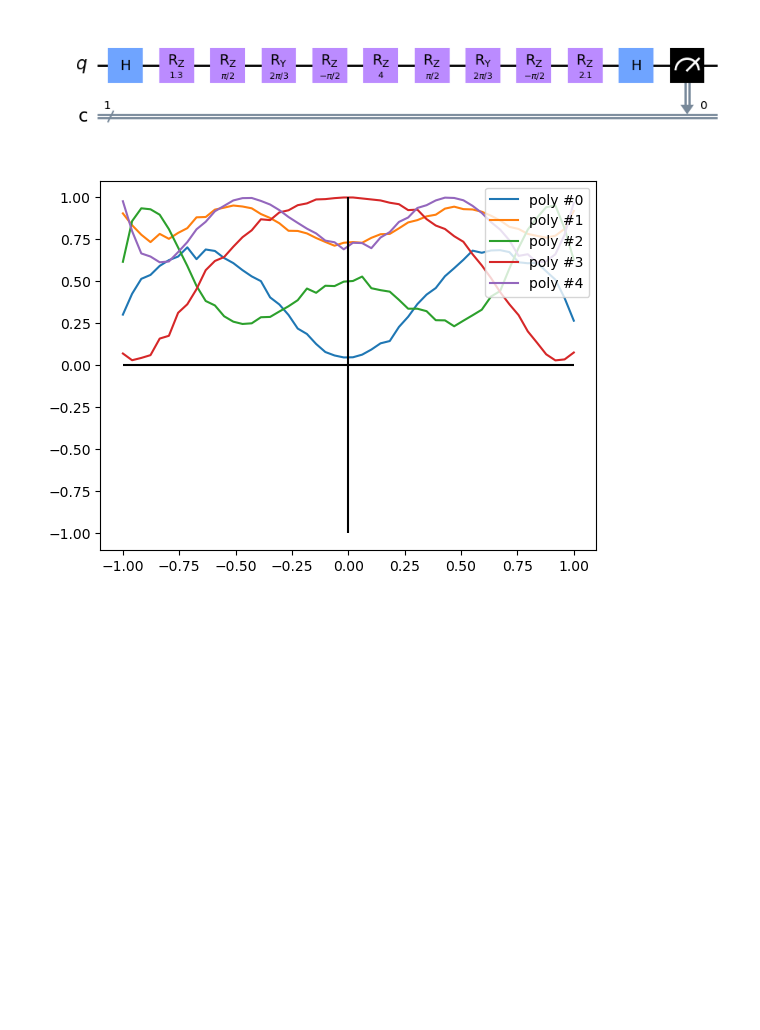
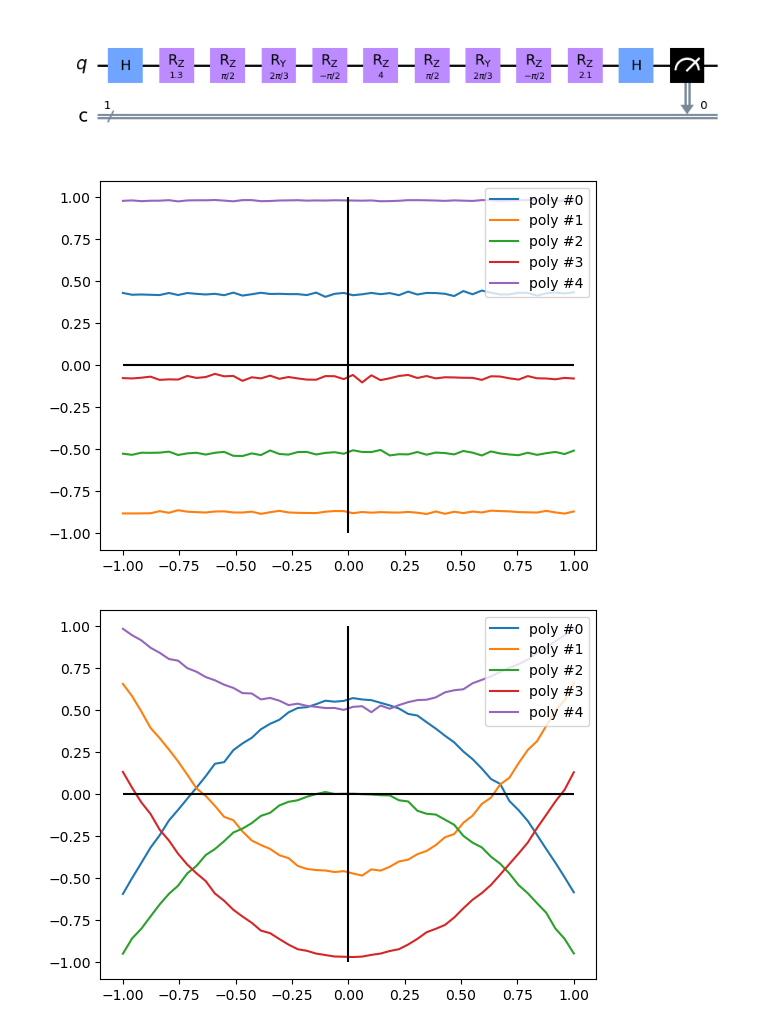
Before and after one commit to MiklosLaszlo/TFG, a Jupyter notebook: TFG_programacion/AjustarPolinomiosQiskit.ipynb, the cells around one changed output. Saved outputs shown, nothing was run; the diff lists cells and outputs as text; code cells hidden in the pictures; blank space fills up the shorter version.

```diff
--- a/TFG_programacion/AjustarPolinomiosQiskit.ipynb
+++ b/TFG_programacion/AjustarPolinomiosQiskit.ipynb
@@ -106,30 +106,32 @@ cirz.draw('mpl')
 # %%
 d=5
 nPolis=5
 backend_sim = Aer.get_backend('qasm_simulator')
 a_vals = np.linspace(-1, 1, 50)
 phi = np.linspace(-1,1,50)
 w_mats = a_vals
-shots=1024
+shots=10000
 np.random.seed(444422)
 
-for i in range(nPolis):
-    phi = np.random.rand(d+1) * 2 * math.pi
-    y_vals = []
-    for w in w_mats:
+for j in range(d+1):
+    for i in range(nPolis):
+        phi = np.random.rand(j+1) * 2 * math.pi
+        y_vals = []
+        for w in w_mats:
 
-        circ = QSP_circ_GateDecompose_Measurement(phi,w)
-        t_circ = transpile(circ, backend_sim)
-        a_circ = assemble(t_circ, shots=shots)
-        job = backend_sim.run(a_circ)
-        result = job.result().get_counts()
-        y_vals.append(result['0']/shots)
+            circ = QSP_circ_GateDecompose_Measurement(phi,w)
+            t_circ = transpile(circ, backend_sim)
+            a_circ = assemble(t_circ, shots=shots)
+            job = backend_sim.run(a_circ)
+            result = job.result().get_counts()
+            y_vals.append(2*(result['0']/shots) - 1)
 
-    plt.plot(a_vals, y_vals, label=f"poly #{i}")
+        plt.plot(a_vals, y_vals, label=f"poly #{i}")
 
-plt.vlines(0.0, -1.0, 1.0, color="black")
-plt.hlines(0.0, -1.0, 1.0, color="black")
-plt.legend(loc=1)
-plt.show()
+    plt.vlines(0.0, -1.0, 1.0, color="black")
+    plt.hlines(0.0, -1.0, 1.0, color="black")
+    plt.legend(loc=1)
+    plt.show()
 # %% [output]
-[figure, old version]
+[figure, new version]
+[figure, added]
```
Also changed, not shown: parts of 1 cell of this notebook, 8 other files.
